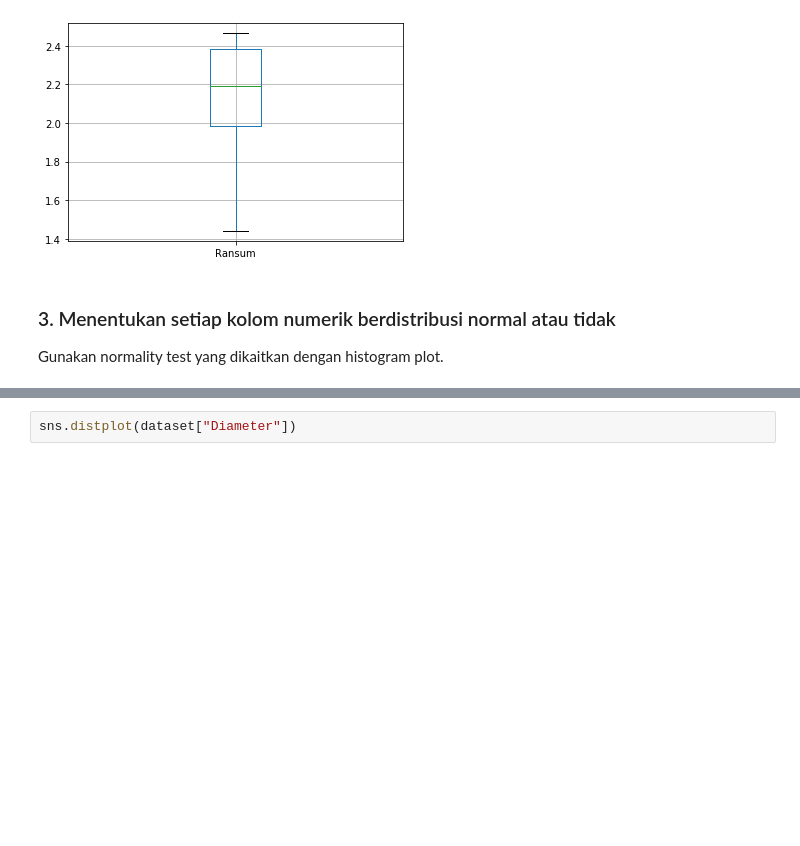
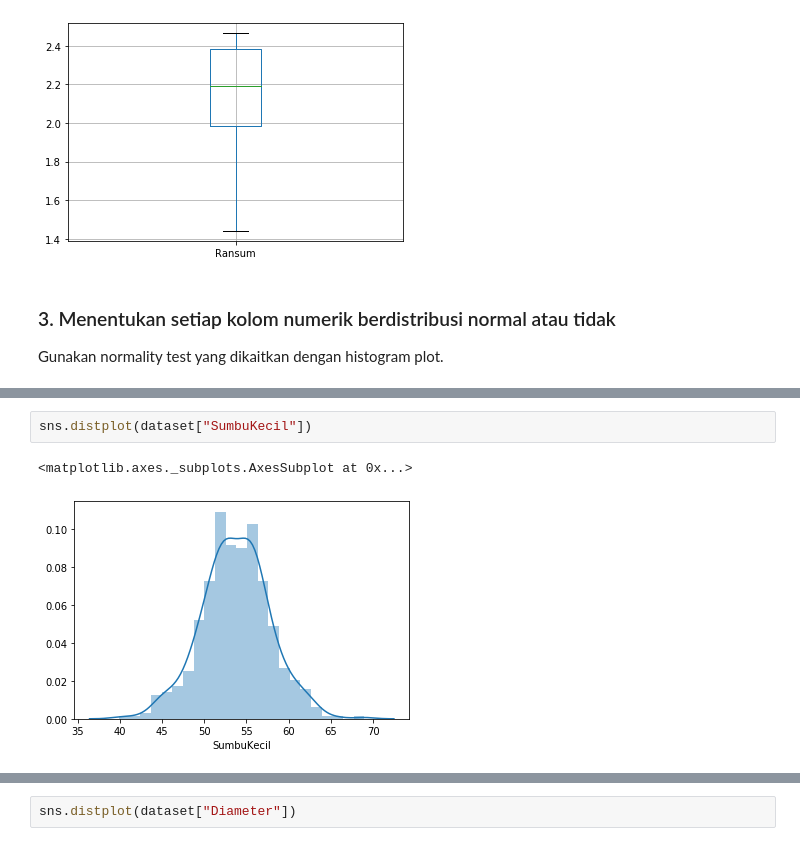
Before and after one commit to Lock1/IF2220-Probstat, a Jupyter notebook: TubesProbstat.ipynb, the cells around one changed output, grey strips where cells are left out. Drawn from its saved outputs; the diff is of its cells as text; blank space fills up the shorter version.

```diff
--- a/TubesProbstat.ipynb
+++ b/TubesProbstat.ipynb
@@ -271,0 +327,5 @@ Gunakan normality test yang dikaitkan dengan histogram plot.
+# %%
+sns.distplot(dataset["SumbuKecil"])
+# %% [output]
+<matplotlib.axes._subplots.AxesSubplot at 0x...>
+[figure, added]
```
Also changed, not shown: parts of 43 cells of this notebook.
